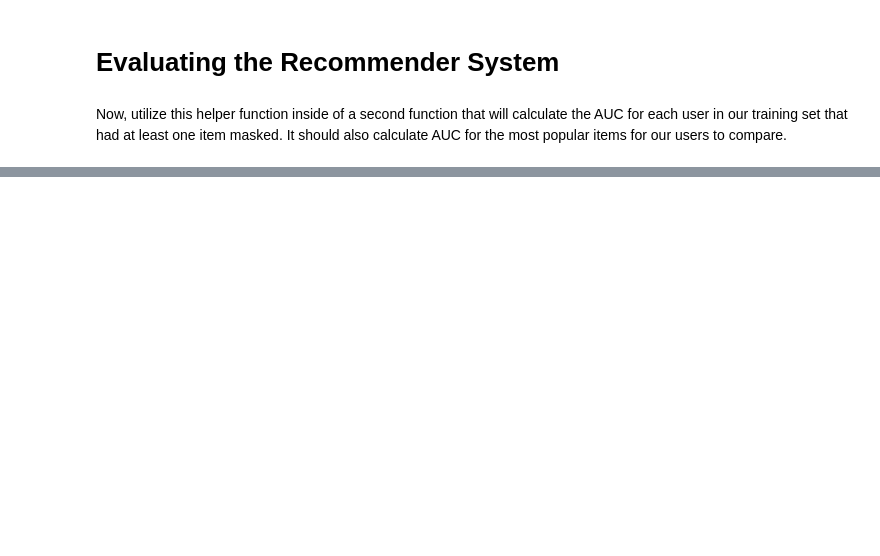
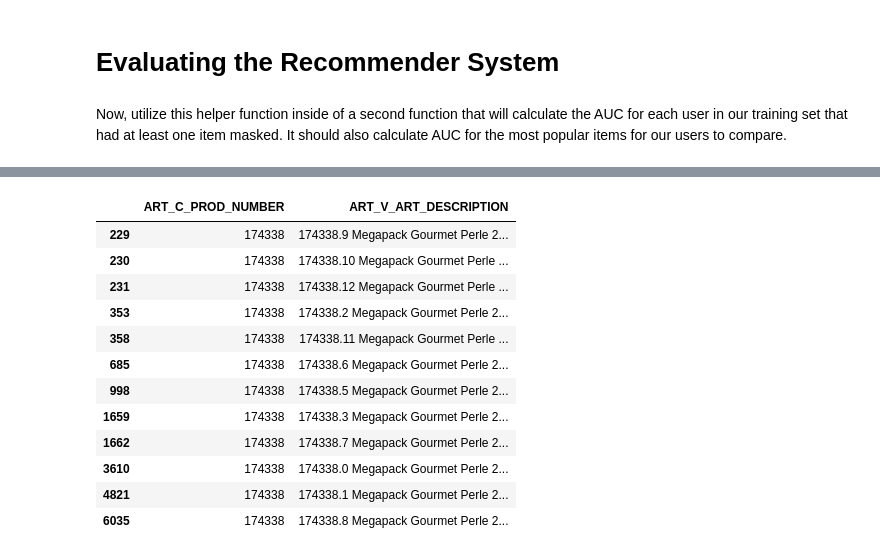
Before and after one commit to VladPrytula/RecommenderSystems, a Jupyter notebook: StepByStep Rec System.ipynb, the cells around one changed output, grey strips where cells are left out. Saved outputs shown, nothing was run; the diff lists cells and outputs as text; code cells hidden in the pictures; blank space fills up the shorter version.

```diff
--- a/StepByStep Rec System.ipynb
+++ b/StepByStep Rec System.ipynb
@@ -288,0 +449,16 @@ calc_mean_auc(product_train, product_users_altered,
+# %%
+item_lookup[item_lookup['ART_C_PROD_NUMBER']=='174338']
+# %% [output]
+|  | ART_C_PROD_NUMBER | ART_V_ART_DESCRIPTION |
+| 229 | 174338 | 174338.9 Megapack Gourmet Perle 2... |
+| 230 | 174338 | 174338.10 Megapack Gourmet Perle ... |
+| 231 | 174338 | 174338.12 Megapack Gourmet Perle ... |
+| 353 | 174338 | 174338.2 Megapack Gourmet Perle 2... |
+| 358 | 174338 | 174338.11 Megapack Gourmet Perle ... |
+| 685 | 174338 | 174338.6 Megapack Gourmet Perle 2... |
+| 998 | 174338 | 174338.5 Megapack Gourmet Perle 2... |
+| 1659 | 174338 | 174338.3 Megapack Gourmet Perle 2... |
+| 1662 | 174338 | 174338.7 Megapack Gourmet Perle 2... |
+| 3610 | 174338 | 174338.0 Megapack Gourmet Perle 2... |
+| 4821 | 174338 | 174338.1 Megapack Gourmet Perle 2... |
+| 6035 | 174338 | 174338.8 Megapack Gourmet Perle 2... |
```
Also changed, not shown: parts of 24 cells of this notebook.
